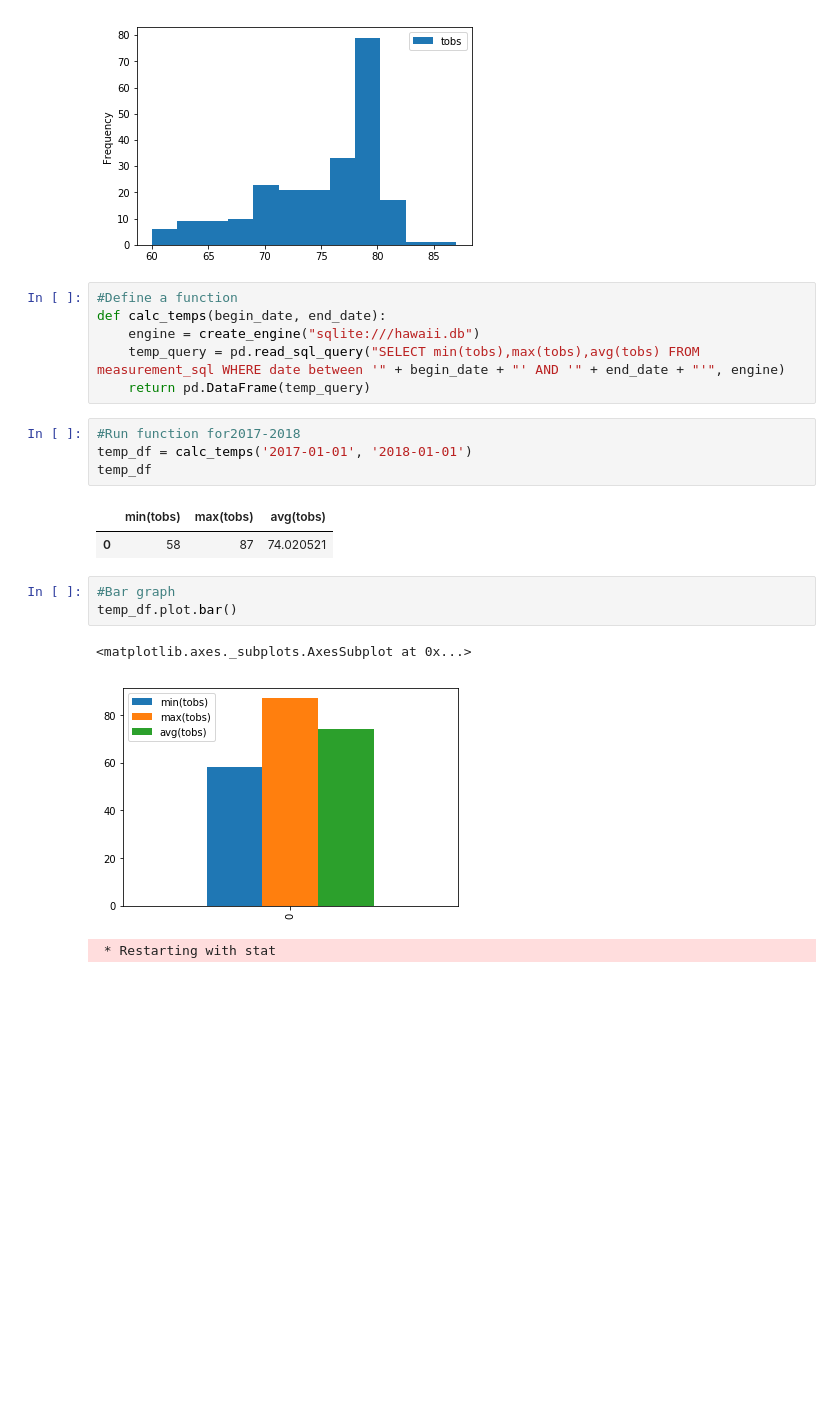
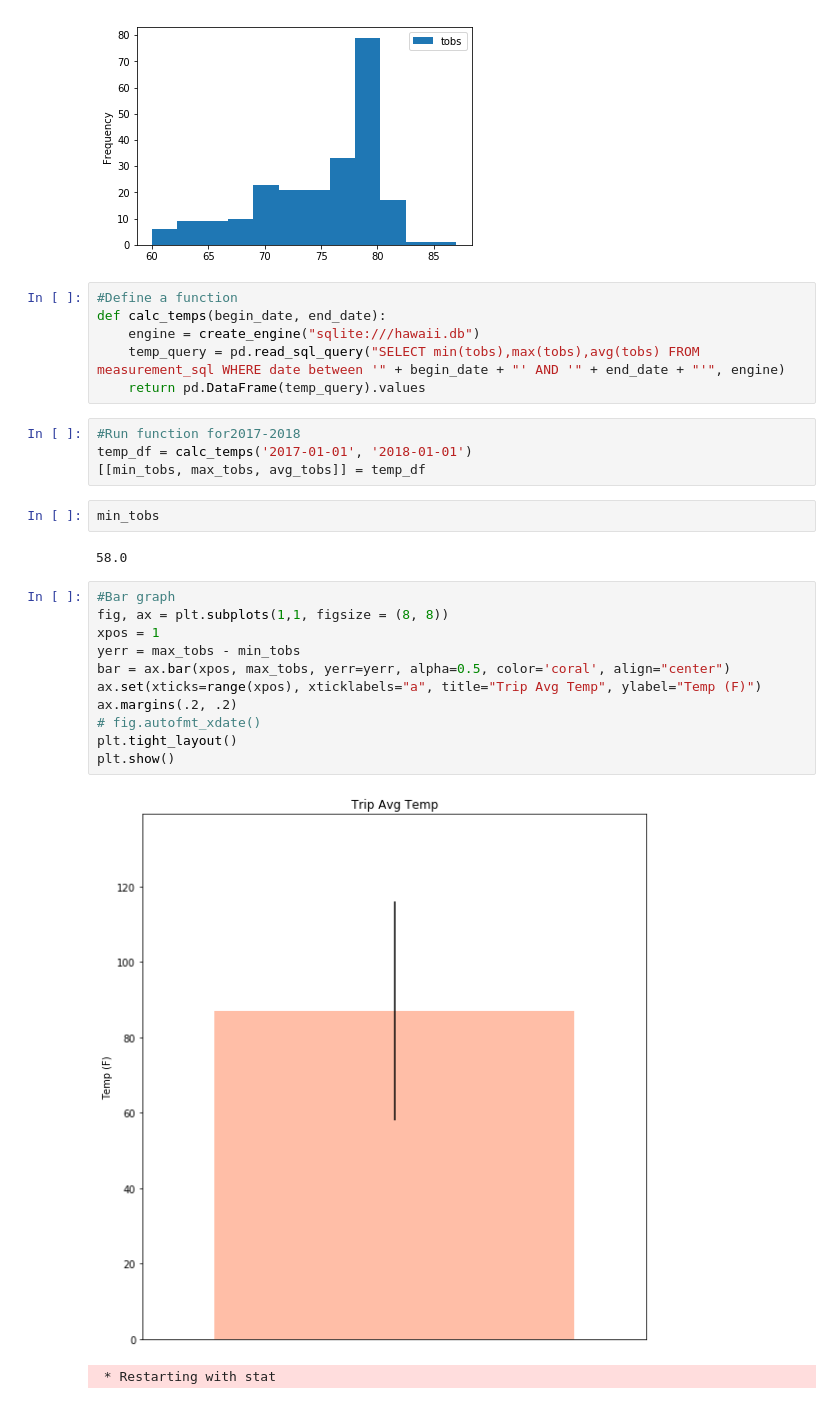
Before and after one commit to lindafarley/DataVisualization, a Jupyter notebook: Hawaii/climate_analysis.ipynb, the cells around one changed output. Drawn from its saved outputs; the diff is of its cells as text; blank space fills up the shorter version.

```diff
--- a/Hawaii/climate_analysis.ipynb
+++ b/Hawaii/climate_analysis.ipynb
@@ -99,20 +114,28 @@ active_df.plot.hist(bins=12)
 def calc_temps(begin_date, end_date):
     engine = create_engine("sqlite:///hawaii.db")
     temp_query = pd.read_sql_query("SELECT min(tobs),max(tobs),avg(tobs) FROM measurement_sql WHERE date between '" + begin_date + "' AND '" + end_date + "'", engine)
-    return pd.DataFrame(temp_query)
+    return pd.DataFrame(temp_query).values
 # %%
 #Run function for2017-2018
 temp_df = calc_temps('2017-01-01', '2018-01-01')
-temp_df
+[[min_tobs, max_tobs, avg_tobs]] = temp_df
-# %% [output]
-|  | min(tobs) | max(tobs) | avg(tobs) |
-| 0 | 58 | 87 | 74.020521 |
-# %%
-#Bar graph
-temp_df.plot.bar()
-# %% [output]
-<matplotlib.axes._subplots.AxesSubplot at 0x...>
-[figure, removed]
+# %%
+min_tobs
+# %% [output]
+58.0
+# %%
+#Bar graph
+fig, ax = plt.subplots(1,1, figsize = (8, 8))
+xpos = 1
+yerr = max_tobs - min_tobs
+bar = ax.bar(xpos, max_tobs, yerr=yerr, alpha=0.5, color='coral', align="center")
+ax.set(xticks=range(xpos), xticklabels="a", title="Trip Avg Temp", ylabel="Temp (F)")
+ax.margins(.2, .2)
+# fig.autofmt_xdate()
+plt.tight_layout()
+plt.show()
+# %% [output]
+[figure, added]
 # %%
 # %% [output]
  * Restarting with stat
```
Also changed, not shown: parts of 5 cells of this notebook, 1 other file.
